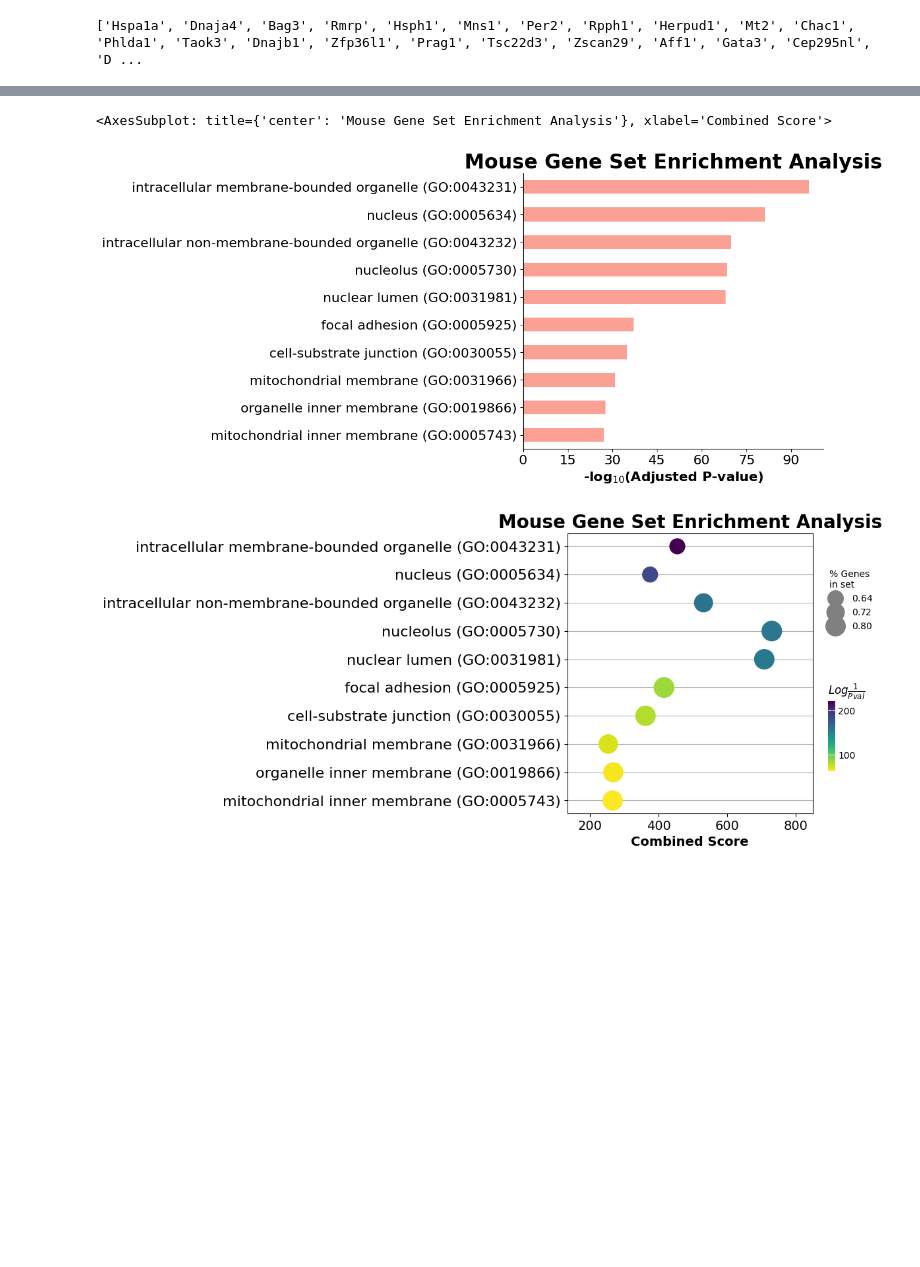
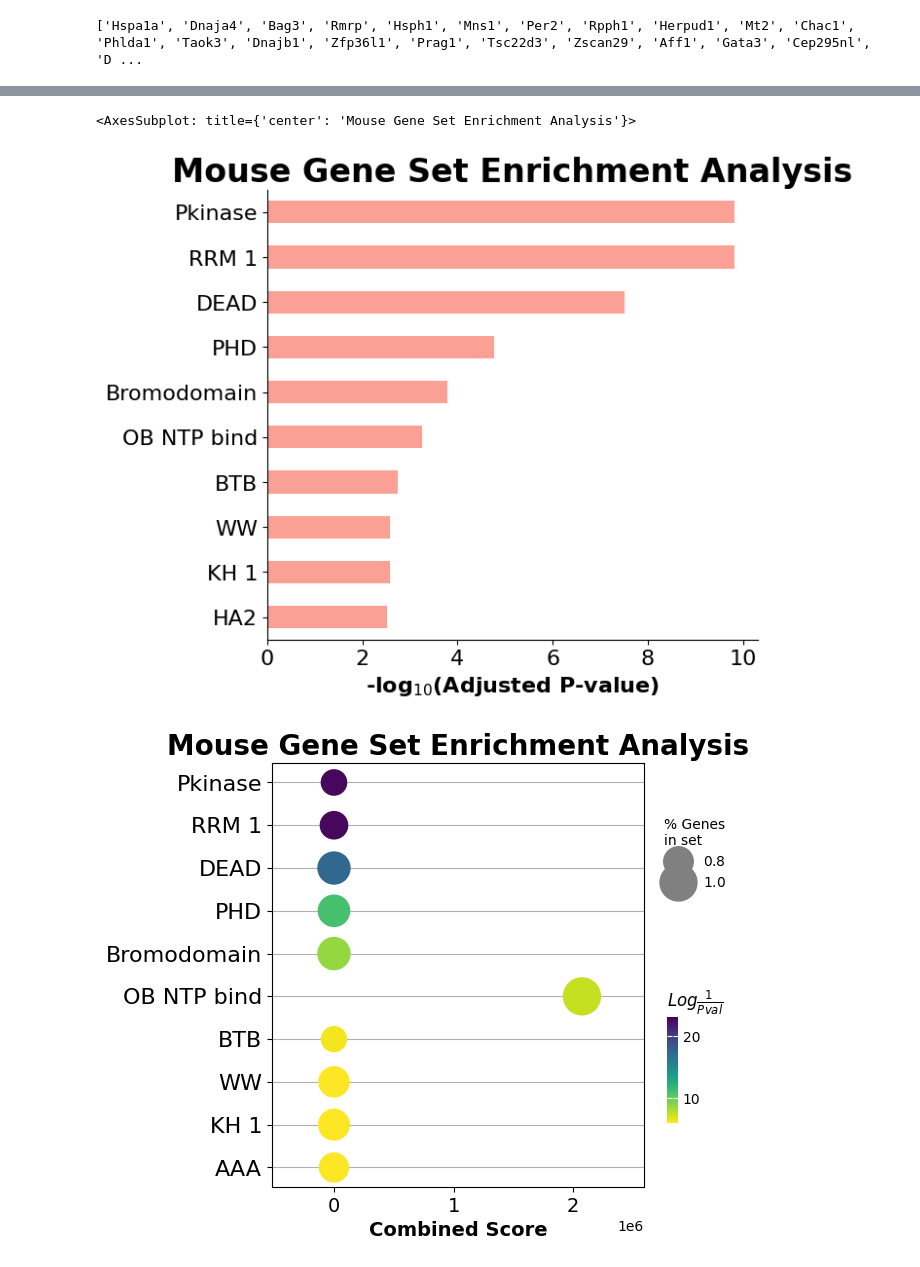
Before and after one commit to jnjahncke/hot-seq-summer, a Jupyter notebook: GSEA_table formatting and ranking.ipynb, the cells around one changed output, grey strips where cells are left out. Cells and saved outputs as stored; diff of their text form; code cells hidden in the pictures; blank space fills up the shorter version.

Commit message:
updated mouse table formatting

```diff
--- a/GSEA_table formatting and ranking.ipynb
+++ b/GSEA_table formatting and ranking.ipynb
@@ -155,7 +155,7 @@ print(elist)
 ['Hspa1a', 'Dnaja4', 'Bag3', 'Rmrp', 'Hsph1', 'Mns1', 'Per2', 'Rpph1', 'Herpud1', 'Mt2', 'Chac1', 'Phlda1', 'Taok3', 'Dnajb1', 'Zfp36l1', 'Prag1', 'Tsc22d3', 'Zscan29', 'Aff1', 'Gata3', 'Cep295nl', 'D ...
 # %%
 enr = gp.enrichr(gene_list=elist,
-                  gene_sets=['GO_Cellular_Component_2021'],
+                  gene_sets=['GO_Molecular_Function_2021', 'GO_Biological_Process_2021', 'Pfam_Domains_2019'],
                   organism= 'mouse', #set organism to the one you want (human, mouse, yeast)
                   outdir=None, #doesn't save the output to your machine
                 )
@@ -182,8 +182,9 @@ enr.results.head(50)
 # %%
-from gseapy.plot import barplot, dotplot
+from gseapy.plot import barplot, dotplot, ringplot
 barplot(enr.res2d,title='Mouse Gene Set Enrichment Analysis')
 dotplot(enr.res2d,title='Mouse Gene Set Enrichment Analysis')
+ringplot(enr.res2d,title='Mouse Gene Set Enrichment Analysis')
 # %% [output]
-<AxesSubplot: title={'center': 'Mouse Gene Set Enrichment Analysis'}, xlabel='Combined Score'>
+<AxesSubplot: title={'center': 'Mouse Gene Set Enrichment Analysis'}>
-[figure, old version]
+[figure, new version]
-[figure, old version]
+[figure, new version]
```
Also changed, not shown: parts of 4 cells of this notebook.
